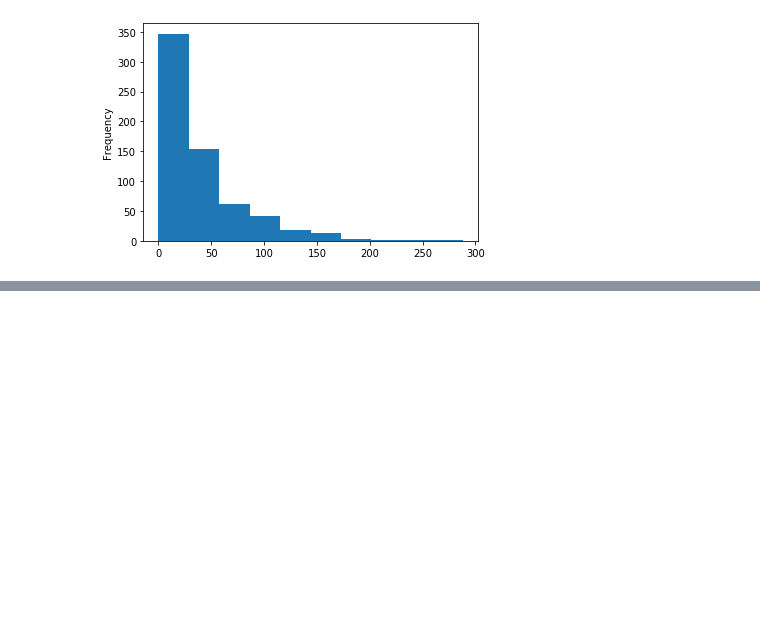
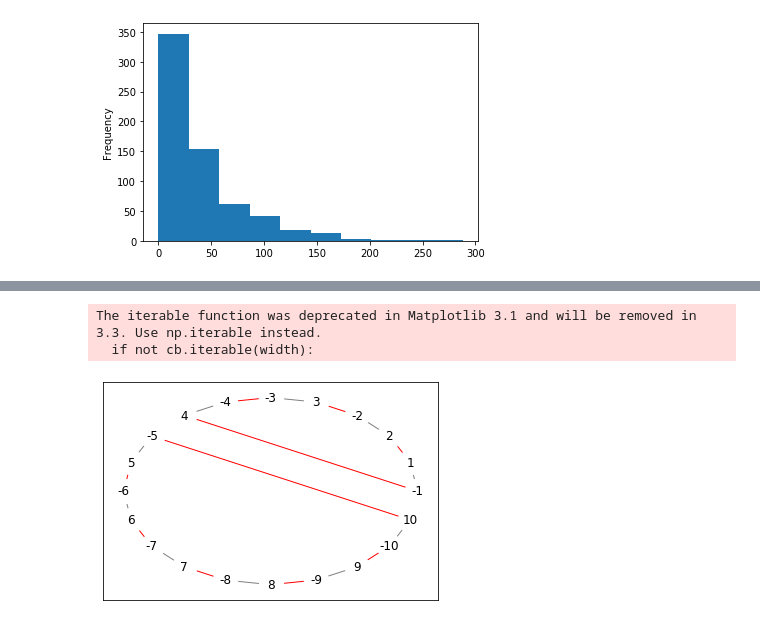
Before and after one commit to anderson-github-classroom/csc-448-student, a Jupyter notebook: labs/Lab8.ipynb, the cells around one changed output, grey strips where cells are left out. Saved outputs shown, nothing was run; the diff lists cells and outputs as text; code cells hidden in the pictures; blank space fills up the shorter version.

```diff
--- a/labs/Lab8.ipynb
+++ b/labs/Lab8.ipynb
@@ -105,0 +277,11 @@ array([340, 157,  61,  40,  19,  15,   4,   1,   2,   1])
+# %%
+def genome_to_graph(genome):
+    G = nx.Graph()
+    return G
+
+G = genome_to_graph([pd.Series([1,-2,-3,4]),pd.Series([5,6,7,8,9,10])])
+show(G)
+# %% [output]
+The iterable function was deprecated in Matplotlib 3.1 and will be removed in 3.3. Use np.iterable instead.
+  if not cb.iterable(width):
+[figure, added]
```
Also changed, not shown: parts of 27 cells of this notebook, 3 other files.
